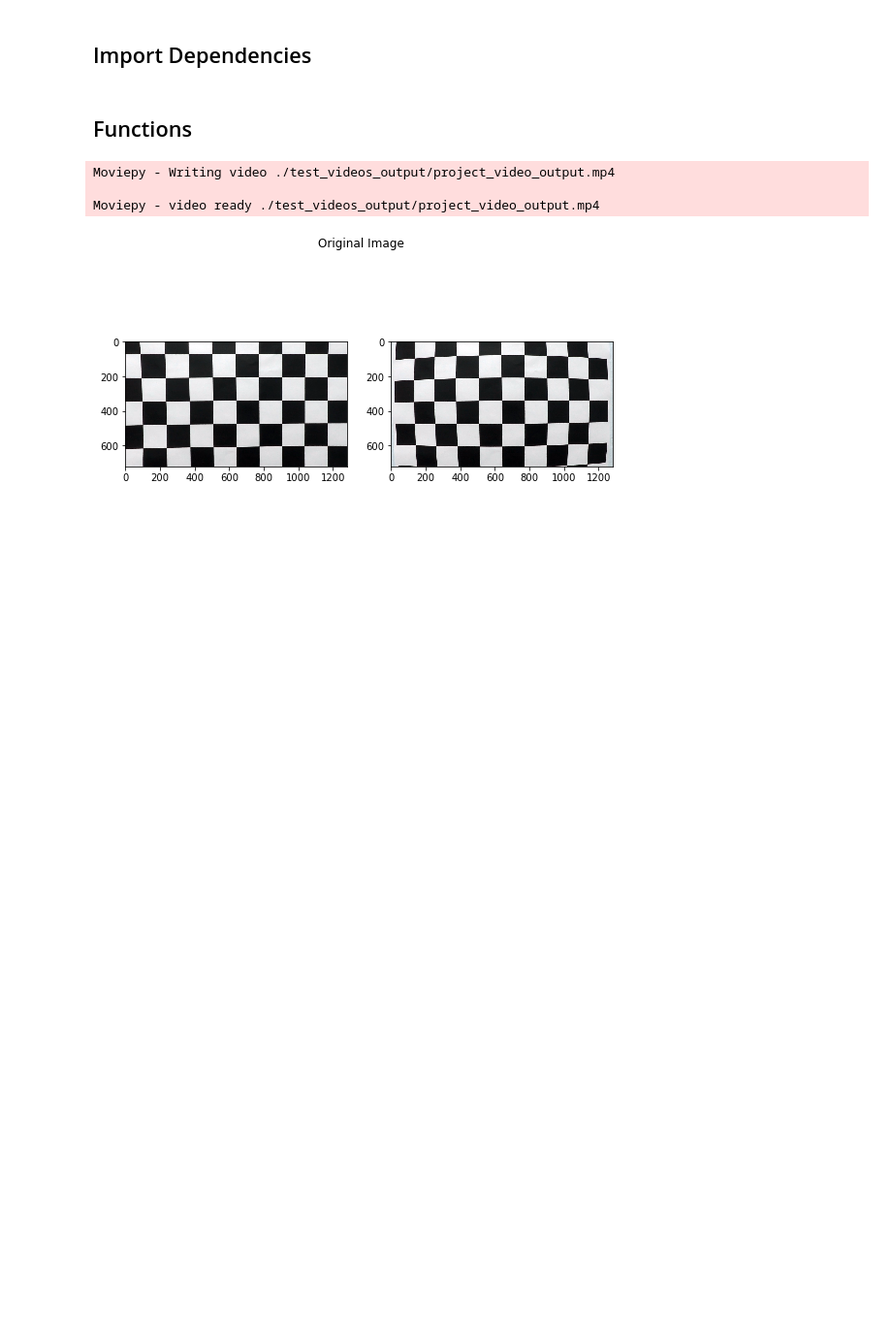
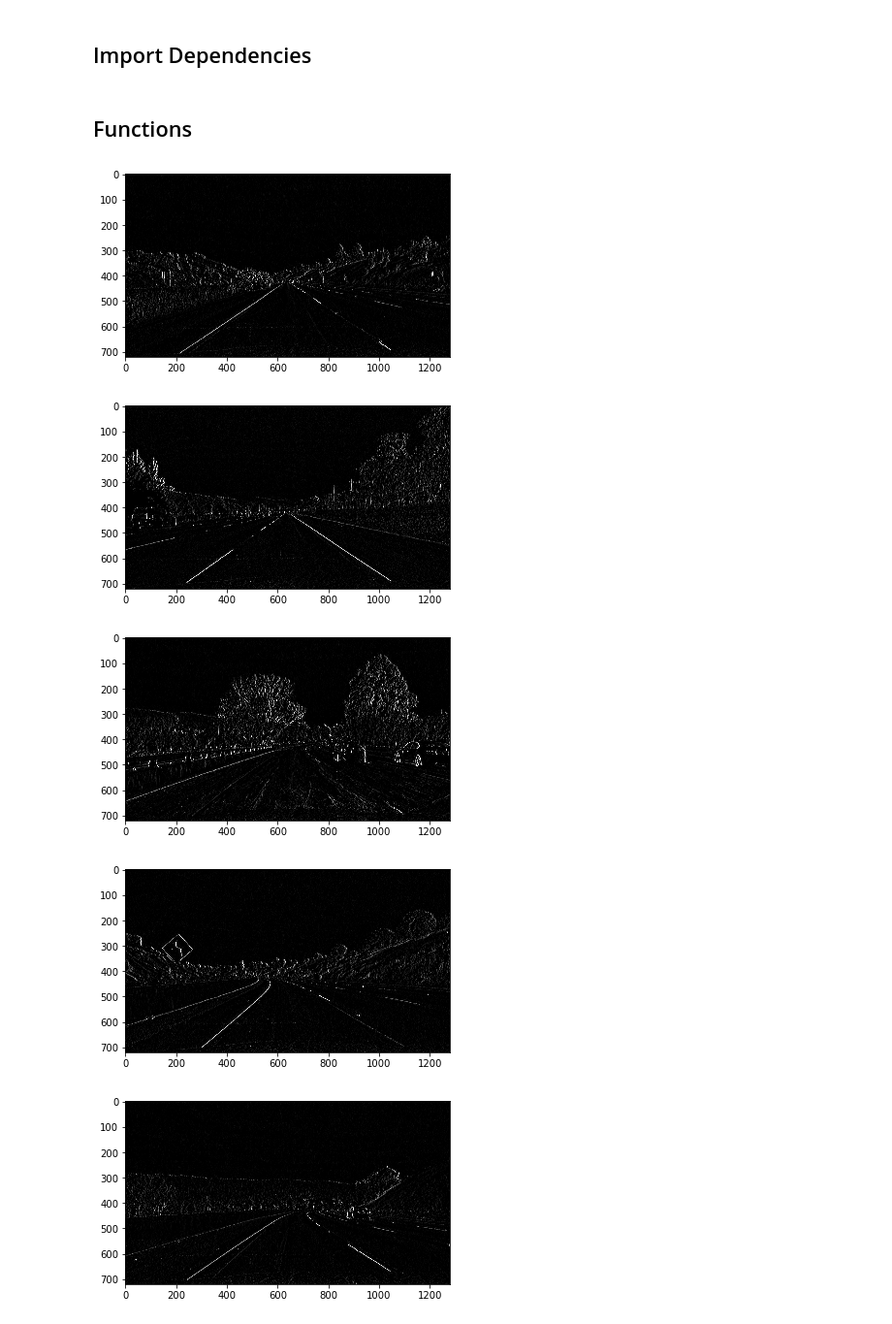
Before and after one commit to alamarche/CarND-Advanced-Lane-Lines, a Jupyter notebook: assignment.ipynb, the cells around one changed output. Shown at 97% size. Saved outputs shown, nothing was run; the diff lists cells and outputs as text; code cells hidden in the pictures; blank space fills up the shorter version.

Commit message:
Chasing down why grayscale wasn't saving properly

```diff
--- a/assignment.ipynb
+++ b/assignment.ipynb
@@ -77,6 +77,36 @@ def calibrateCam(rootpath="./camera_cal/", nx=9, ny=6):
 
     return ok, camMat, distortCoeff
 
+def imageUndistortRoutine(inputFilePath, outputFilePath, camMat, distMat):
+    """Strictly used to satisfy deliverables for demonstrating image distortion correction
+    Outputs a PDF comparing distorted & undistorted cal. file"""
+
+    x = cv2.imread(inputFilePath)
+    y = cv2.undistort(x, camMat, distMat, None, camMat)
+    fig = plt.figure(figsize=(9,5))
+    fig.add_subplot(121)
+    plt.imshow(y)
+    fig.add_subplot(122)
+    plt.imshow(x)
+    plt.suptitle("Corrected Image <--- Original Image ")
+
+    plt.savefig(outputFilePath)
+
+def doSobel(img, kernel=3, dx=1, dy=0, ddepth=-1):
+    """Apply sobel in designated direction. Defaults to 1st order dx
+    img: single-channel image to operate on
+    theta: can range (-np.pi/2 thru np.pi/2))
+    kernel: any odd integer >= 3
+    returns: np.array of same shape as img, with sobel applied"""
+
+    if kernel % 2 != 1:
+        raise Exception("param 'kernel' must be an odd value")
+
+    # Consider eventually adding error-check for single-channel image here
+
+    img = cv2.Sobel(img, ddepth, dx, dy, ksize=kernel)
+
+    return img
 
 def makeImgProcHandler(camMat, distortMat):
     """makeImgProcHandler is a function closure that generates the function signature required by
@@ -87,8 +117,14 @@ def makeImgProcHandler(camMat, distortMat):
         """See docstring for makeImgProcHandler - VideoFileClip.fl_image() method will supply RGB
         image from video file as a numpy array"""
 
-        newimg = cv2.undistort(img, camMat, distortMat, None, camMat)
-        return newimg
+        # Undistort image
+        img = cv2.undistort(img, camMat, distortMat, None, camMat)
+
+        # Apply logic to find lane lines
+        img = cv2.cvtColor(img, cv2.COLOR_RGB2GRAY) # img to grayscale
+        img = doSobel(img)
+
+        return img
 
     return ImgProcHandler
 
@@ -97,53 +133,45 @@ def vidProcRoutine(inputVidPath, outputVidPath, imageProcFunc):
     and writes an altered video to outputVidPath using imageProcFunc"""
 
     inputVid = VideoFileClip(inputVidPath, audio=False)
     alteredClip = inputVid.fl_image(imageProcFunc)
     alteredClip.write_videofile(outputVidPath)
 
     return alteredClip
 
-def imageUndistortRoutine(inputFilePath, outputFilePath, imageProcFunc):
-    """Strictly used to satisfy deliverables for demonstrating image distortion correction"""
-
-    x = cv2.imread(inputFilePath)
-    y = imageProcFunc(x)
-    fig = plt.figure(figsize=(9,5))
-    fig.add_subplot(121)
-    plt.imshow(y)
-    fig.add_subplot(122)
-    plt.imshow(x)
-    plt.suptitle("Corrected Image <--- Original Image ")
-
-    plt.savefig(outputFilePath)
-
 def main():
-    """Main routine"""
+    """Main routine for generating project deliverables"""
 
     # Calibrate the camera
     ok, camMat, distortMat = calibrateCam()
 
     # Generate image processing fxn compatible with moviepy's VideoClipFile object
     imgHandler = makeImgProcHandler(camMat, distortMat)
 
     # Process all test images in ./test_image directory per imgHandler pipeline and save to
     # ./test_images_output/{fname}
     path = "./test_images/"
     for test_file in os.listdir(path):
-        img = mpimg.imread(path + test_file)
+        img = mpimg.imread(path + test_file, format='jpg')
         img = imgHandler(img) # Consider implementing a decorator for saving files at the end of random functions
-        mpimg.imsave("./output_images/" + test_file, img)
+        plt.imshow(img, cmap='gray')
+        plt.show()
+        plt.imsave("./output_images/" + test_file, img, cmap='gray')
 
-    imageUndistortRoutine("./camera_cal/calibration1.jpg", "./output_images/calibration1.pdf", imgHandler)
+    # Fulfill distortion comparison deliverable
+    imageUndistortRoutine("./camera_cal/calibration1.jpg", "./output_images/calibration1.pdf", camMat, distortMat)
 
     # Execute video processing on test videos of interest
     outputPath = "./test_videos_output/project_video_output.mp4"
     inputPath = "./project_video.mp4"
 
     alteredVid = vidProcRoutine(inputPath, outputPath, imgHandler)
 
-main()
+    return img
+
+img = main()
 # %% [output]
-Moviepy - Writing video ./test_videos_output/project_video_output.mp4
-
-Moviepy - video ready ./test_videos_output/project_video_output.mp4
-[figure, old version]
+[figure, new version]
+[figure, added]
+[figure, added]
+[figure, added]
+[figure, added]
```
Also changed, not shown: parts of 3 cells of this notebook.
